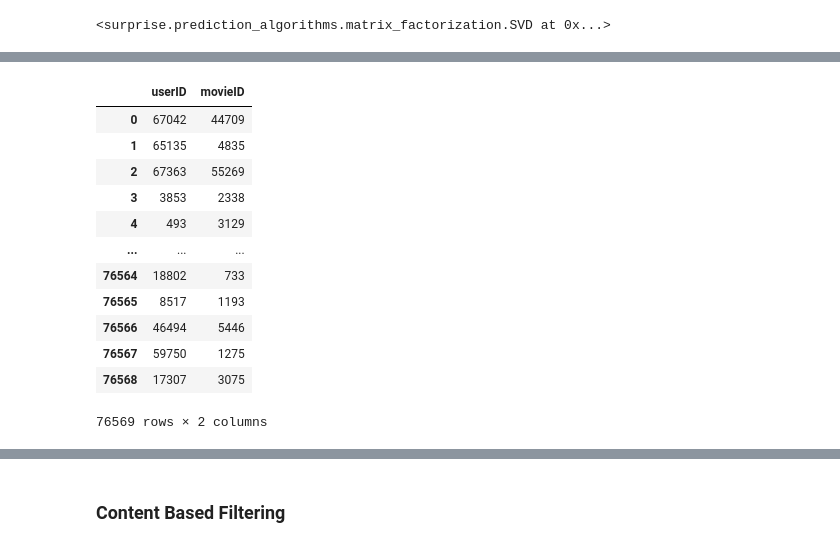
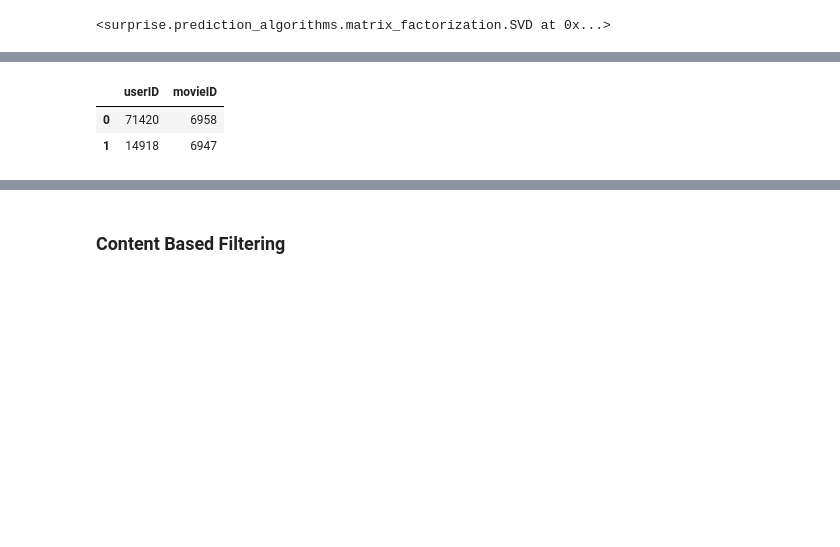
Before and after one commit to OvinduWijethunge/model_based_recommendation_system, a Jupyter notebook: pre-processing.ipynb, the cells around one changed output, grey strips where cells are left out. Cells and saved outputs as stored; diff of their text form; code cells hidden in the pictures; blank space fills up the shorter version.

```diff
--- a/pre-processing.ipynb
+++ b/pre-processing.ipynb
@@ -765,21 +756,11 @@ dfs = dfs.drop(2,axis=1)
 # %%
 dfs.rename(columns = {0:'userID',1:'movieID'}, inplace = True)
 # %%
-dfs
+dfs.head(2)
 # %% [output]
 |  | userID | movieID |
-| 0 | 67042 | 44709 |
-| 1 | 65135 | 4835 |
-| 2 | 67363 | 55269 |
-| 3 | 3853 | 2338 |
-| 4 | 493 | 3129 |
-| ... | ... | ... |
-| 76564 | 18802 | 733 |
-| 76565 | 8517 | 1193 |
-| 76566 | 46494 | 5446 |
-| 76567 | 59750 | 1275 |
-| 76568 | 17307 | 3075 |
+| 0 | 71420 | 6958 |
+| 1 | 14918 | 6947 |
-76569 rows × 2 columns
 # %%
 #test_df["rating"] = dfs.apply(lambda x: algo.predict(x["userID"], x["movieID"]).est, axis=1)
 # %%
```
Also changed, not shown: parts of 24 cells of this notebook, 4 other files.
